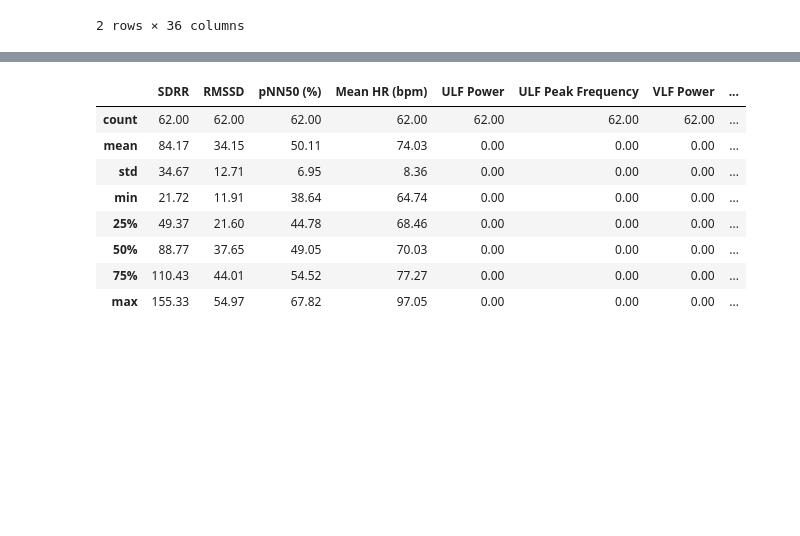
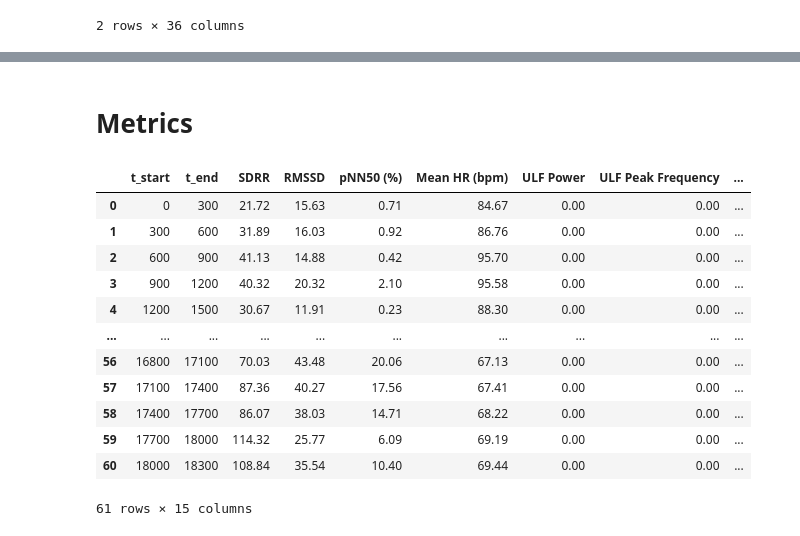
Before and after one commit to ad-aspera/HRV-EDA, a Jupyter notebook: eda.ipynb, the cells around one changed output, grey strips where cells are left out. Saved outputs shown, nothing was run; the diff lists cells and outputs as text; code cells hidden in the pictures; blank space fills up the shorter version.

Commit message:
Moved getting metrics for a single patient to utils.py

```diff
--- a/eda.ipynb
+++ b/eda.ipynb
@@ -382,12 +320,0 @@ AssertionError: wrong color format 'ansiyellow'
-# %%
-metrics.describe()
-# %% [output]
-|  | SDRR | RMSSD | pNN50 (%) | Mean HR (bpm) | ULF Power | ULF Peak Frequency | VLF Power | ... |
-| count | 62.00 | 62.00 | 62.00 | 62.00 | 62.00 | 62.00 | 62.00 | ... |
-| mean | 84.17 | 34.15 | 50.11 | 74.03 | 0.00 | 0.00 | 0.00 | ... |
-| std | 34.67 | 12.71 | 6.95 | 8.36 | 0.00 | 0.00 | 0.00 | ... |
-| min | 21.72 | 11.91 | 38.64 | 64.74 | 0.00 | 0.00 | 0.00 | ... |
-| 25% | 49.37 | 21.60 | 44.78 | 68.46 | 0.00 | 0.00 | 0.00 | ... |
-| 50% | 88.77 | 37.65 | 49.05 | 70.03 | 0.00 | 0.00 | 0.00 | ... |
-| 75% | 110.43 | 44.01 | 54.52 | 77.27 | 0.00 | 0.00 | 0.00 | ... |
-| max | 155.33 | 54.97 | 67.82 | 97.05 | 0.00 | 0.00 | 0.00 | ... |
@@ -393,0 +337,27 @@ metrics.describe()
+# %% [markdown]
+# Metrics
+# %%
+
+
+
+metrics = utils.patients_metrics(trial)
+
+
+
+metrics.head(3)
+
+metrics.describe()
+# %% [output]
+|  | t_start | t_end | SDRR | RMSSD | pNN50 (%) | Mean HR (bpm) | ULF Power | ULF Peak Frequency | ... |
+| 0 | 0 | 300 | 21.72 | 15.63 | 0.71 | 84.67 | 0.00 | 0.00 | ... |
+| 1 | 300 | 600 | 31.89 | 16.03 | 0.92 | 86.76 | 0.00 | 0.00 | ... |
+| 2 | 600 | 900 | 41.13 | 14.88 | 0.42 | 95.70 | 0.00 | 0.00 | ... |
+| 3 | 900 | 1200 | 40.32 | 20.32 | 2.10 | 95.58 | 0.00 | 0.00 | ... |
+| 4 | 1200 | 1500 | 30.67 | 11.91 | 0.23 | 88.30 | 0.00 | 0.00 | ... |
+| ... | ... | ... | ... | ... | ... | ... | ... | ... | ... |
+| 56 | 16800 | 17100 | 70.03 | 43.48 | 20.06 | 67.13 | 0.00 | 0.00 | ... |
+| 57 | 17100 | 17400 | 87.36 | 40.27 | 17.56 | 67.41 | 0.00 | 0.00 | ... |
+| 58 | 17400 | 17700 | 86.07 | 38.03 | 14.71 | 68.22 | 0.00 | 0.00 | ... |
+| 59 | 17700 | 18000 | 114.32 | 25.77 | 6.09 | 69.19 | 0.00 | 0.00 | ... |
+| 60 | 18000 | 18300 | 108.84 | 35.54 | 10.40 | 69.44 | 0.00 | 0.00 | ... |
+61 rows × 15 columns
```
Also changed, not shown: parts of 5 cells of this notebook, 6 other files.
